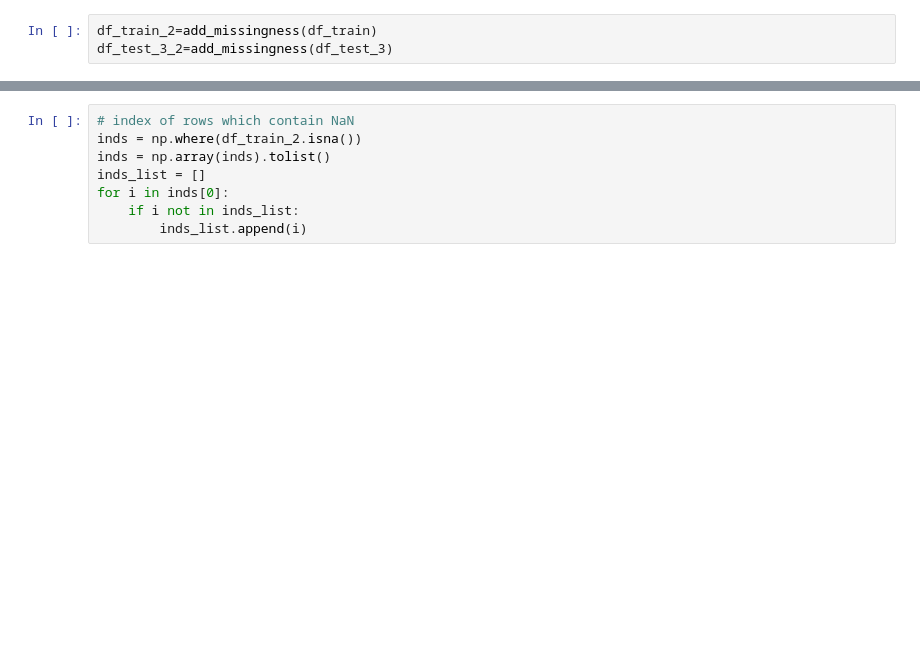
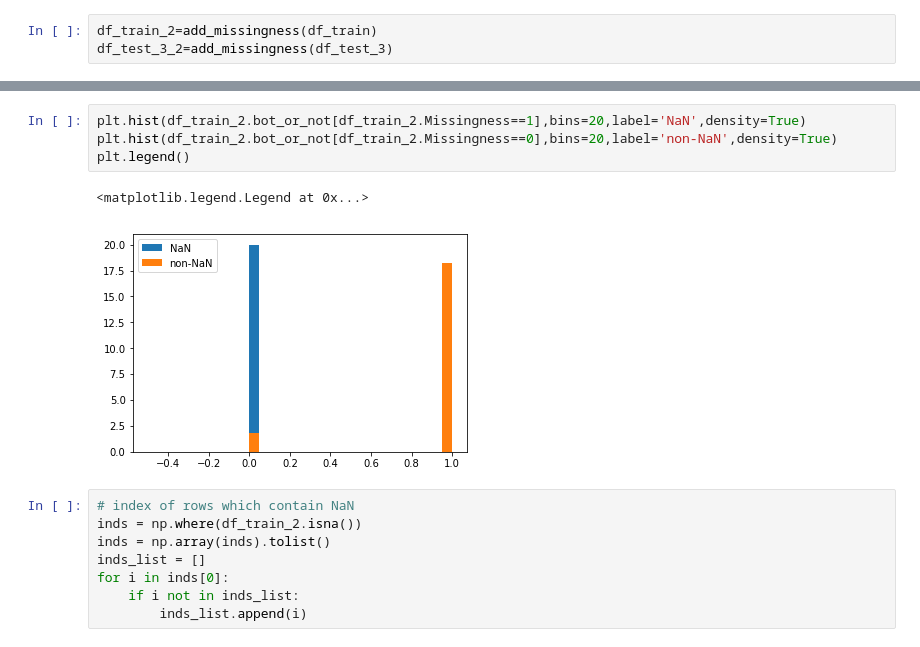
Before and after one commit to kiatomius/testpages, a Jupyter notebook: notebooks/model_withsentiment_final.ipynb, the cells around one changed output, grey strips where cells are left out. Saved outputs shown, nothing was run; the diff lists cells and outputs as text; blank space fills up the shorter version.

```diff
--- a/notebooks/model_withsentiment_final.ipynb
+++ b/notebooks/model_withsentiment_final.ipynb
@@ -276,3 +285,10 @@ df_test_3_2=add_missingness(df_test_3)
+# %%
+plt.hist(df_train_2.bot_or_not[df_train_2.Missingness==1],bins=20,label='NaN',density=True)
+plt.hist(df_train_2.bot_or_not[df_train_2.Missingness==0],bins=20,label='non-NaN',density=True)
+plt.legend()
+# %% [output]
+<matplotlib.legend.Legend at 0x...>
+[figure, added]
 # %%
 # index of rows which contain NaN
 inds = np.where(df_train_2.isna())
```
Also changed, not shown: parts of 8 cells of this notebook.
